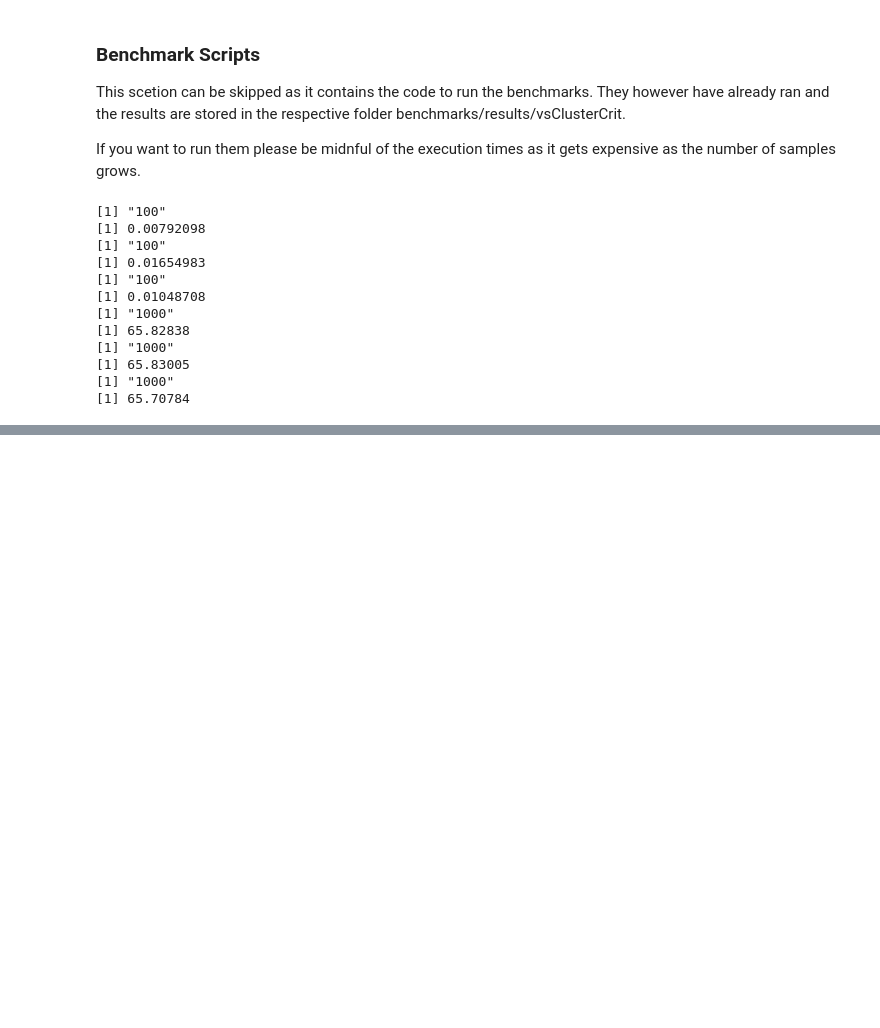
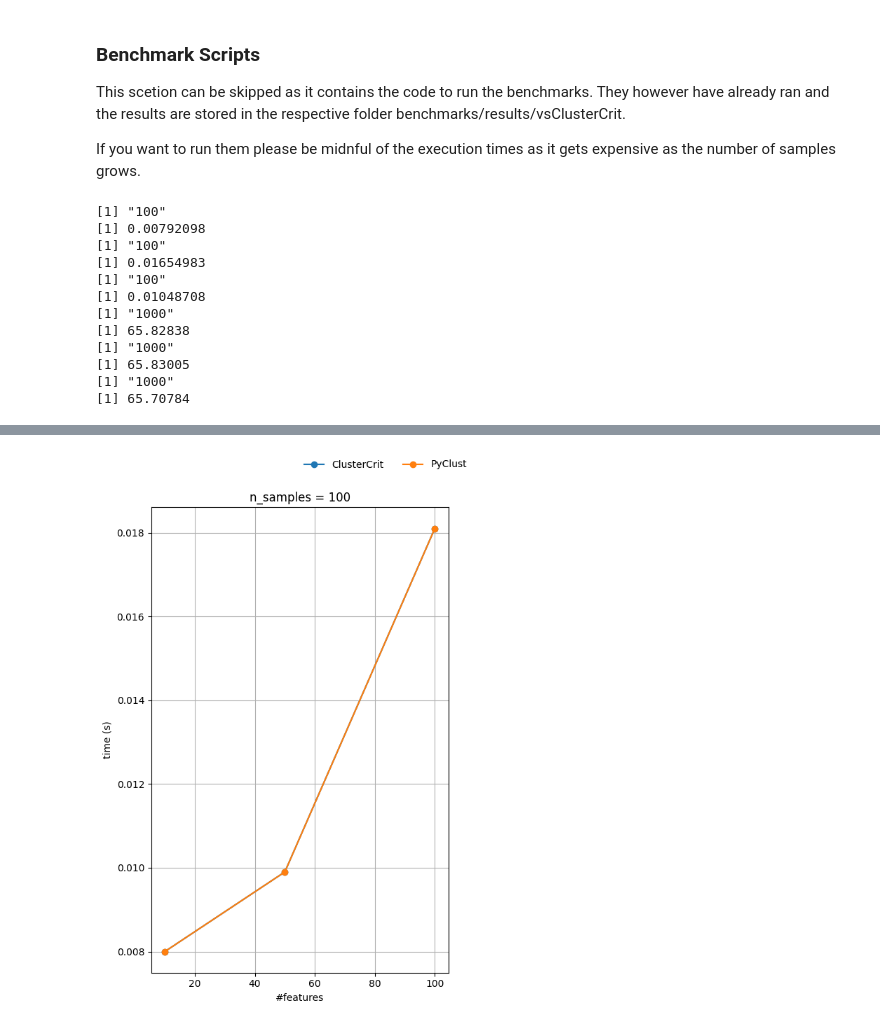
Before and after one commit to yannispoulakis/pyclustkit, a Jupyter notebook: benchmarks/scripts/PyClust CVI Benchmarking.ipynb, the cells around one changed output, grey strips where cells are left out. Saved outputs shown, nothing was run; the diff lists cells and outputs as text; code cells hidden in the pictures; blank space fills up the shorter version.

```diff
--- a/benchmarks/scripts/PyClust CVI Benchmarking.ipynb
+++ b/benchmarks/scripts/PyClust CVI Benchmarking.ipynb
@@ -63,9 +63,9 @@ import pandas as pd
 # Keep paths for later usage
 cwd = os.getcwd()
 parent_path = os.path.dirname(cwd)
-print(parent)
-data_path = os.path.join(parent, "data")
-print(data)
+print(parent_path)
+data_path = os.path.join(parent_path, "data")
+print(data_path)
 # %% [output]
 d:\PyClust-Eval\benchmarks
 d:\PyClust-Eval\benchmarks\data
@@ -469,7 +470,7 @@ print(clustercrit_results_std)
 [1] "1000"
 [1] 65.70784
 # %%
-# Main Script to retrieve execution time for sklearn.
+# Main Script to retrieve execution time for PyClust.
 results = {}
 for folder in os.listdir(data_path):
     if folder not in results.keys():
@@ -483,7 +484,7 @@ for folder in os.listdir(data_path):
         # CVI calculation
         start_time = time.time()
         cvit = CVIToolbox(df.drop(columns="target"), df["target"])
-        cvit.calculate_icvi(exclude=["g_plus", "gamma", "tau", "cdbw", "ksq_detw"])
+        cvit.calculate_icvi(exclude=['gdi61', 'gdi62', 'gdi63'])
         time_taken = time.time() - start_time
         results[folder][nsamples][nfeatures] = time_taken
     print(results)
@@ -491,0 +662,4 @@ write_results(foldername="vsClusterCrit", filename="pyclust_vs_clustercrit.json"
+# %%
+line_subplots_by_samples(dfs={"ClusterCrit": mean_df_pyclust_vs, "PyClust": mean_df_pyclust_vs})
+# %% [output]
+[figure, added]
```
Also changed, not shown: parts of 9 cells of this notebook, 1 other file.
